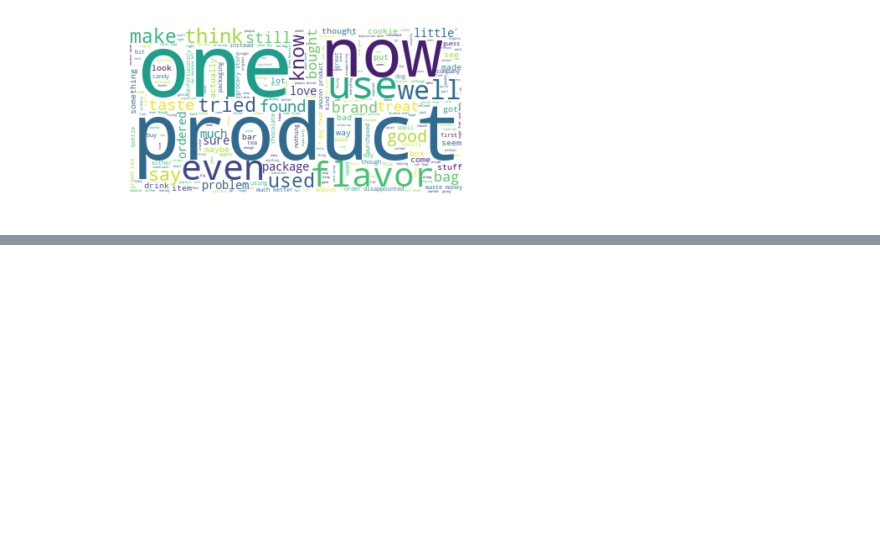
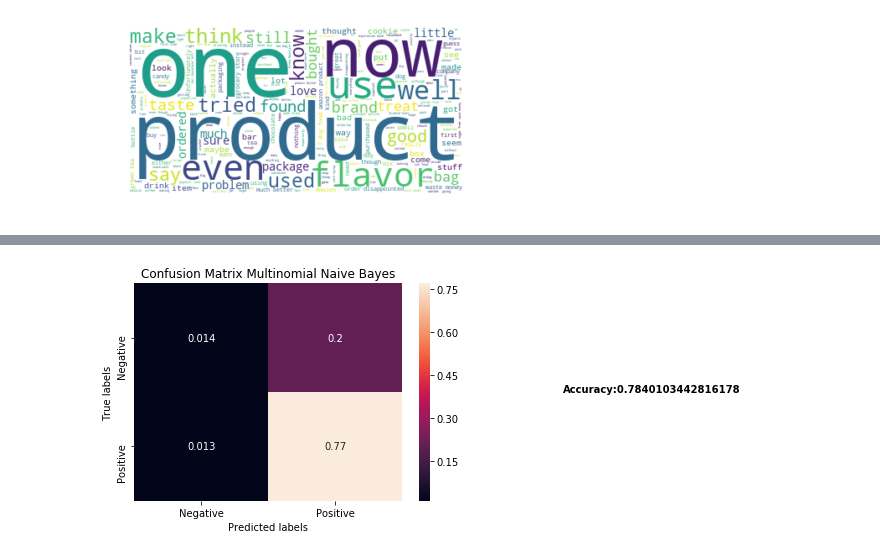
Before and after one commit to patriciaroze/PCBS-Sentiment_Analysis, a Jupyter notebook: Sentiment_Analysis.ipynb, the cells around one changed output, grey strips where cells are left out. Saved outputs shown, nothing was run; the diff lists cells and outputs as text; code cells hidden in the pictures; blank space fills up the shorter version.

```diff
--- a/Sentiment_Analysis.ipynb
+++ b/Sentiment_Analysis.ipynb
@@ -167,0 +354,16 @@ wordcloud(file, score_max = 2)
+# %%
+#Train and test the Multinomial Naive Bayes model
+def MultinomialNB(X_train, y_train, X_test) :
+    """This function fits, train and runs the Gaussian Naive Bayes on the test set.
+    It takes as argument arrays objects of the train feeatures and labels, and the test features.
+    It returns an array object of the predicted labels, y_pred."""
+    model = naive_bayes.MultinomialNB()
+    model.fit(X_train,y_train)
+    y_pred = model.predict(X_test)
+    return y_pred
+# %%
+y_pred = MultinomialNB(X_train, y_train, X_test)
+# %%
+plot_conf_matrix(y_test, y_pred, model = 'Multinomial Naive Bayes')
+# %% [output]
+[figure, added]
```
Also changed, not shown: parts of 38 cells of this notebook, 1 other file.
